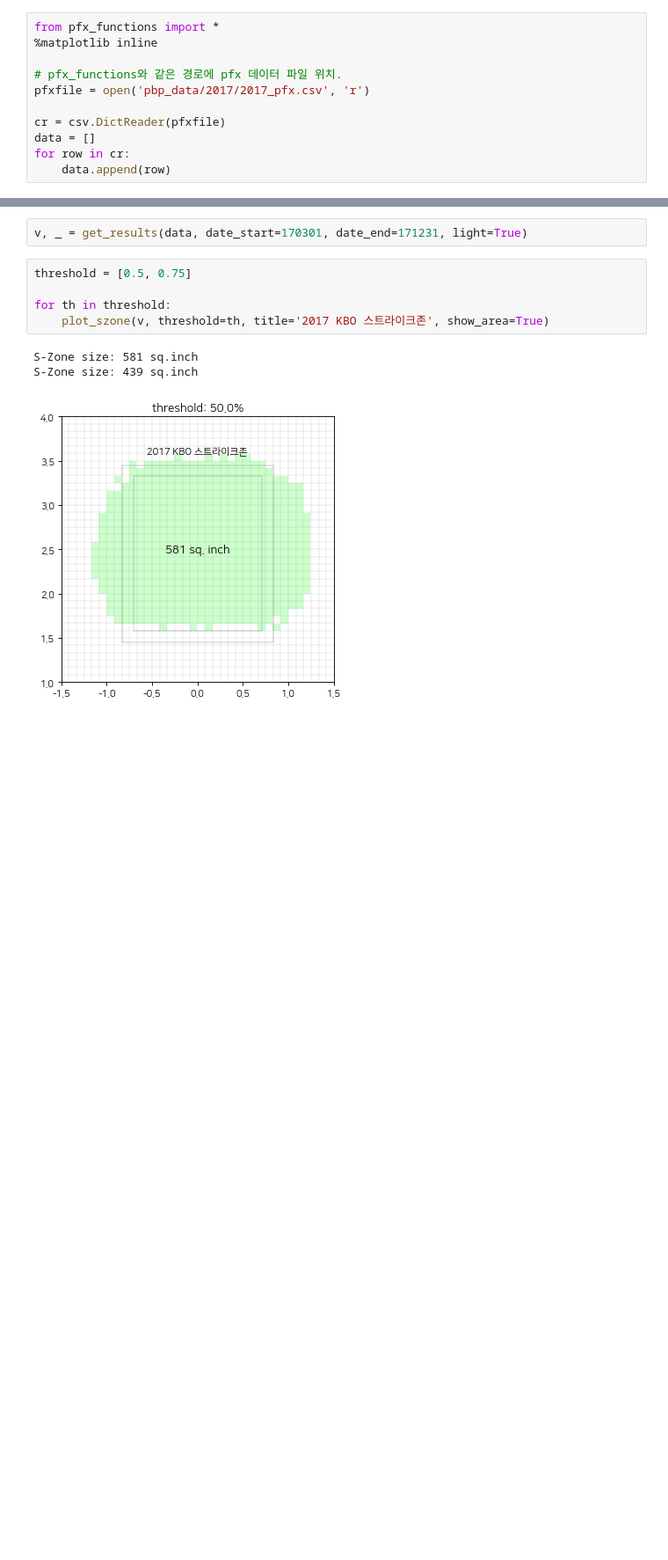
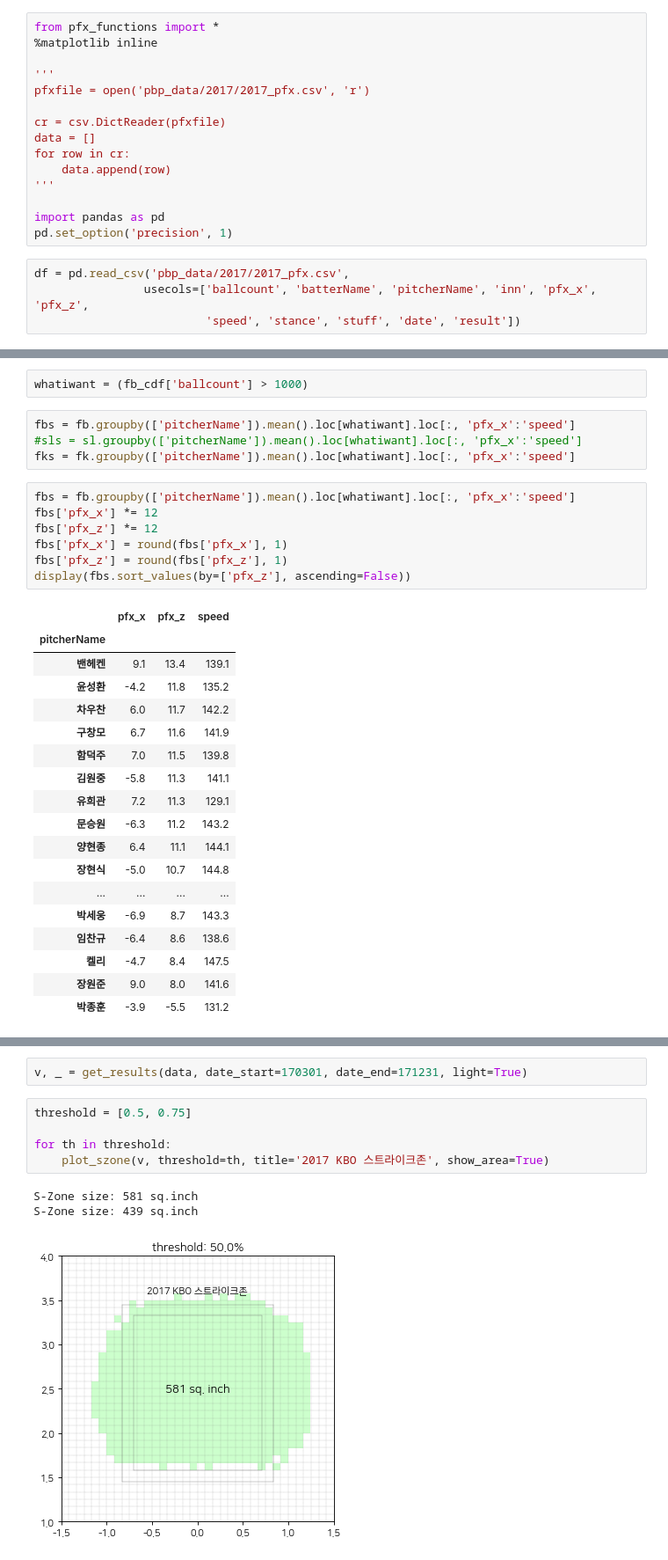
Before and after one commit to kparkk2/KBO_pbp_text_crawler, a Jupyter notebook: pfx_plot.ipynb, the cells around one changed output, grey strips where cells are left out. Shown at 88% size. Saved outputs shown, nothing was run; the diff lists cells and outputs as text; blank space fills up the shorter version.

```diff
--- a/pfx_plot.ipynb
+++ b/pfx_plot.ipynb
@@ -2,10 +2,18 @@
 from pfx_functions import *
 %matplotlib inline
 
-# pfx_functions와 같은 경로에 pfx 데이터 파일 위치.
+'''
 pfxfile = open('pbp_data/2017/2017_pfx.csv', 'r')
 
 cr = csv.DictReader(pfxfile)
 data = []
 for row in cr:
     data.append(row)
+'''
+
+import pandas as pd
+pd.set_option('precision', 1)
+# %%
+df = pd.read_csv('pbp_data/2017/2017_pfx.csv',
+                usecols=['ballcount', 'batterName', 'pitcherName', 'inn', 'pfx_x', 'pfx_z',
+                         'speed', 'stance', 'stuff', 'date', 'result'])
@@ -11,0 +35,32 @@ for row in cr:
+# %%
+whatiwant = (fb_cdf['ballcount'] > 1000)
+# %%
+fbs = fb.groupby(['pitcherName']).mean().loc[whatiwant].loc[:, 'pfx_x':'speed']
+#sls = sl.groupby(['pitcherName']).mean().loc[whatiwant].loc[:, 'pfx_x':'speed']
+fks = fk.groupby(['pitcherName']).mean().loc[whatiwant].loc[:, 'pfx_x':'speed']
+# %%
+fbs = fb.groupby(['pitcherName']).mean().loc[whatiwant].loc[:, 'pfx_x':'speed']
+fbs['pfx_x'] *= 12
+fbs['pfx_z'] *= 12
+fbs['pfx_x'] = round(fbs['pfx_x'], 1)
+fbs['pfx_z'] = round(fbs['pfx_z'], 1)
+display(fbs.sort_values(by=['pfx_z'], ascending=False))
+# %% [output]
+|  | pfx_x | pfx_z | speed |
+| pitcherName |  |  |  |
+| 밴헤켄 | 9.1 | 13.4 | 139.1 |
+| 윤성환 | -4.2 | 11.8 | 135.2 |
+| 차우찬 | 6.0 | 11.7 | 142.2 |
+| 구창모 | 6.7 | 11.6 | 141.9 |
+| 함덕주 | 7.0 | 11.5 | 139.8 |
+| 김원중 | -5.8 | 11.3 | 141.1 |
+| 유희관 | 7.2 | 11.3 | 129.1 |
+| 문승원 | -6.3 | 11.2 | 143.2 |
+| 양현종 | 6.4 | 11.1 | 144.1 |
+| 장현식 | -5.0 | 10.7 | 144.8 |
+| ... | ... | ... | ... |
+| 박세웅 | -6.9 | 8.7 | 143.3 |
+| 임찬규 | -6.4 | 8.6 | 138.6 |
+| 켈리 | -4.7 | 8.4 | 147.5 |
+| 장원준 | 9.0 | 8.0 | 141.6 |
+| 박종훈 | -3.9 | -5.5 | 131.2 |
```
Also changed, not shown: parts of 5 cells of this notebook, 3 other files.
